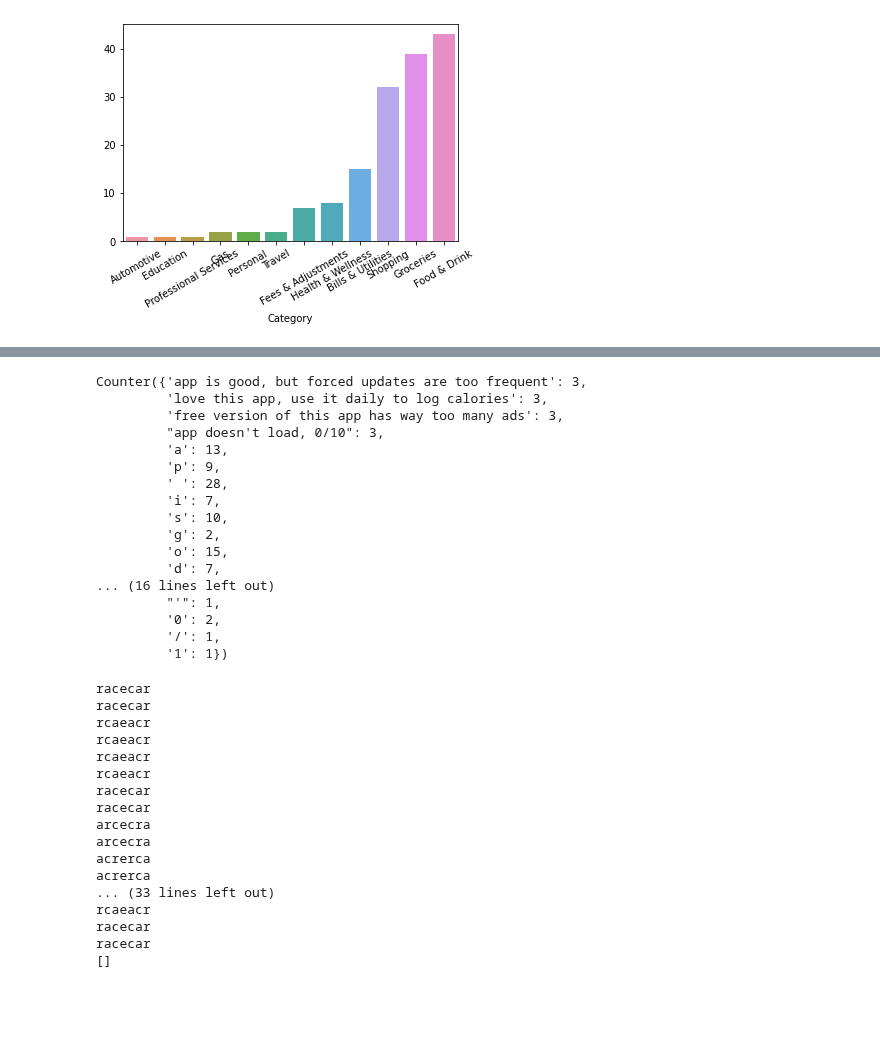
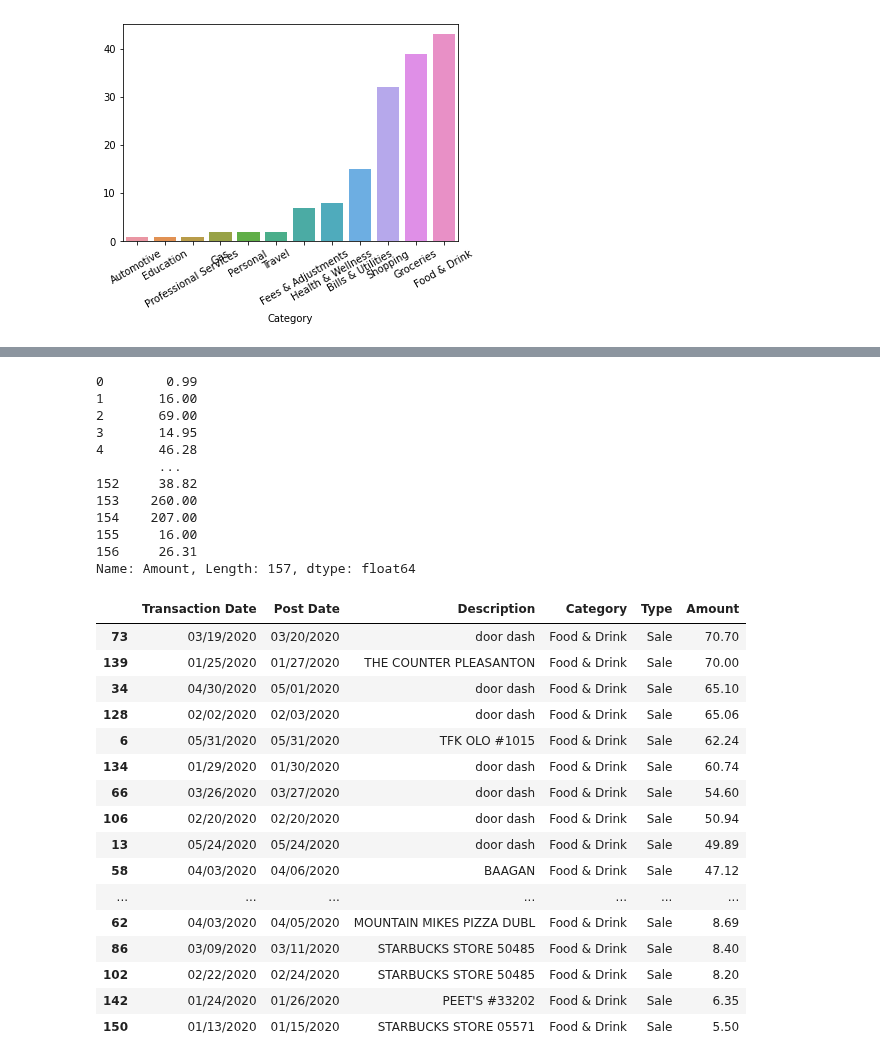
Before and after one commit to tahentx/pv_workbook, a Jupyter notebook: datascience/misc/dsinterviews.ipynb, the cells around one changed output, grey strips where cells are left out. Cells and saved outputs as stored; diff of their text form; code cells hidden in the pictures; blank space fills up the shorter version.

```diff
--- a/datascience/misc/dsinterviews.ipynb
+++ b/datascience/misc/dsinterviews.ipynb
@@ -43,0 +67,5 @@ x.set_xticklabels(x.get_xticklabels(), rotation=30)
+# %%
+df['Description'] = df['Description'].apply(lambda x : 'door dash' if 'DOORDASH' in x else x)
+# df.sport.apply(lambda x: 'ball sport' if 'ball' in x else x)
+# %%
+df['Amount'] = df['Amount'] * -1
@@ -44 +88,16 @@ x.set_xticklabels(x.get_xticklabels(), rotation=30)
+# %%
+df['Amount']
+# %% [output]
+0        0.99
+1       16.00
+2       69.00
+3       14.95
+4       46.28
+        ...
+152     38.82
+153    260.00
+154    207.00
+155     16.00
+156     26.31
+Name: Amount, Length: 157, dtype: float64
 # %%
@@ -48,20 +104,0 @@ fees.
-# %%
-cnt
-# %% [output]
-Counter({'app is good, but forced updates are too frequent': 3,
-         'love this app, use it daily to log calories': 3,
-         'free version of this app has way too many ads': 3,
-         "app doesn't load, 0/10": 3,
-         'a': 13,
-         'p': 9,
-         ' ': 28,
-         'i': 7,
-         's': 10,
-         'g': 2,
-         'o': 15,
-         'd': 7,
-... (16 lines left out)
-         "'": 1,
-         '0': 2,
-         '/': 1,
-         '1': 1})
@@ -79,20 +105,20 @@ def extract_longest_palindrome(string):
-# %%
-extract_longest_palindrome('racers')
-# %% [output]
-racecar
-racecar
-rcaeacr
-rcaeacr
-rcaeacr
-rcaeacr
-racecar
-racecar
-arcecra
-arcecra
-acrerca
-acrerca
-... (33 lines left out)
-rcaeacr
-racecar
-racecar
-[]
+# %%
+top_food.sort_values('Amount', ascending=False)
+# %% [output]
+|  | Transaction Date | Post Date | Description | Category | Type | Amount |
+| 73 | 03/19/2020 | 03/20/2020 | door dash | Food & Drink | Sale | 70.70 |
+| 139 | 01/25/2020 | 01/27/2020 | THE COUNTER PLEASANTON | Food & Drink | Sale | 70.00 |
+| 34 | 04/30/2020 | 05/01/2020 | door dash | Food & Drink | Sale | 65.10 |
+| 128 | 02/02/2020 | 02/03/2020 | door dash | Food & Drink | Sale | 65.06 |
+| 6 | 05/31/2020 | 05/31/2020 | TFK OLO #1015 | Food & Drink | Sale | 62.24 |
+| 134 | 01/29/2020 | 01/30/2020 | door dash | Food & Drink | Sale | 60.74 |
+| 66 | 03/26/2020 | 03/27/2020 | door dash | Food & Drink | Sale | 54.60 |
+| 106 | 02/20/2020 | 02/20/2020 | door dash | Food & Drink | Sale | 50.94 |
+| 13 | 05/24/2020 | 05/24/2020 | door dash | Food & Drink | Sale | 49.89 |
+| 58 | 04/03/2020 | 04/06/2020 | BAAGAN | Food & Drink | Sale | 47.12 |
+| ... | ... | ... | ... | ... | ... | ... |
+| 62 | 04/03/2020 | 04/05/2020 | MOUNTAIN MIKES PIZZA DUBL | Food & Drink | Sale | 8.69 |
+| 86 | 03/09/2020 | 03/11/2020 | STARBUCKS STORE 50485 | Food & Drink | Sale | 8.40 |
+| 102 | 02/22/2020 | 02/24/2020 | STARBUCKS STORE 50485 | Food & Drink | Sale | 8.20 |
+| 142 | 01/24/2020 | 01/26/2020 | PEET'S #33202 | Food & Drink | Sale | 6.35 |
+| 150 | 01/13/2020 | 01/15/2020 | STARBUCKS STORE 05571 | Food & Drink | Sale | 5.50 |
```
Also changed, not shown: parts of 14 cells of this notebook.
